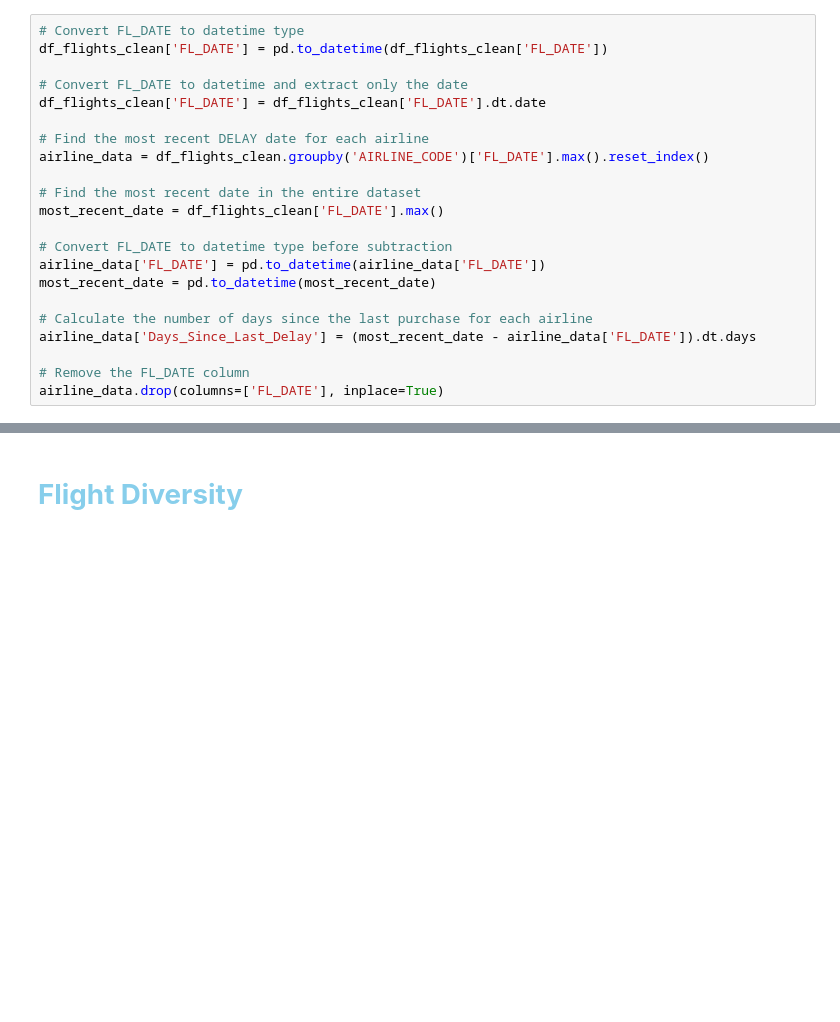
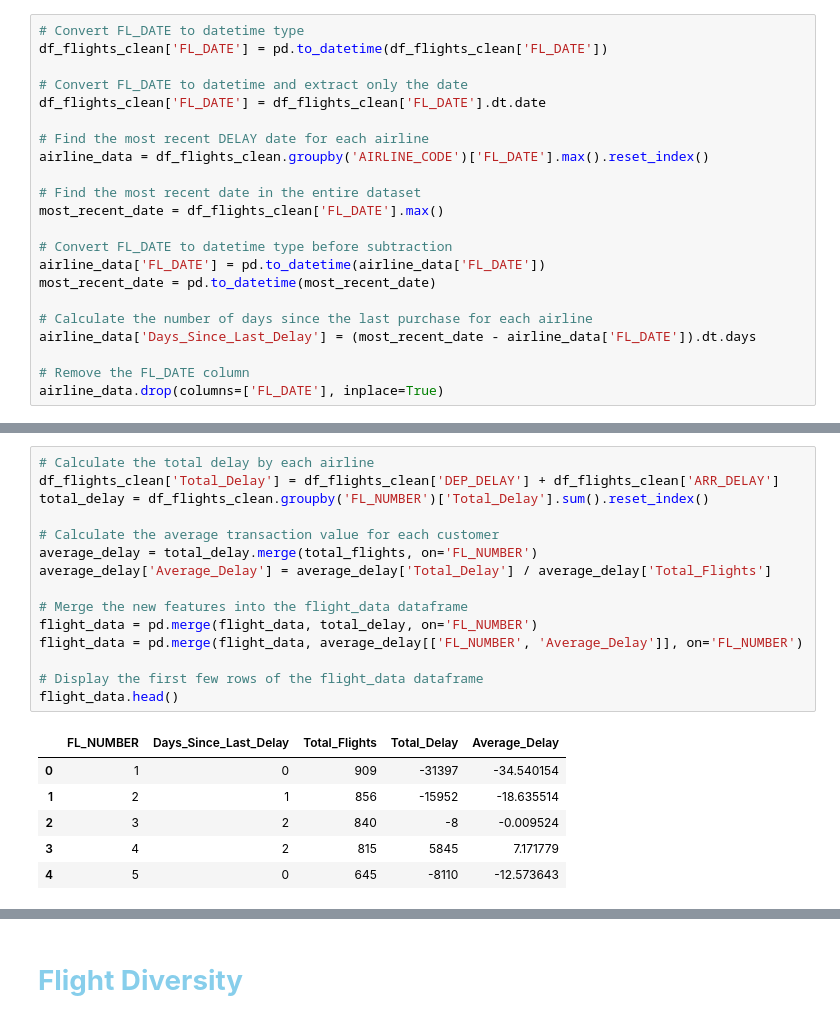
Before and after one commit to BrunoAfonso18/sdw, a Jupyter notebook: flights.ipynb, the cells around one changed output, grey strips where cells are left out. Cells and saved outputs as stored; diff of their text form; blank space fills up the shorter version.

```diff
--- a/flights.ipynb
+++ b/flights.ipynb
@@ -179,0 +327,22 @@ airline_data.head()
+# %%
+# Calculate the total delay by each airline
+df_flights_clean['Total_Delay'] = df_flights_clean['DEP_DELAY'] + df_flights_clean['ARR_DELAY']
+total_delay = df_flights_clean.groupby('FL_NUMBER')['Total_Delay'].sum().reset_index()
+
+# Calculate the average transaction value for each customer
+average_delay = total_delay.merge(total_flights, on='FL_NUMBER')
+average_delay['Average_Delay'] = average_delay['Total_Delay'] / average_delay['Total_Flights']
+
+# Merge the new features into the flight_data dataframe
+flight_data = pd.merge(flight_data, total_delay, on='FL_NUMBER')
+flight_data = pd.merge(flight_data, average_delay[['FL_NUMBER', 'Average_Delay']], on='FL_NUMBER')
+
+# Display the first few rows of the flight_data dataframe
+flight_data.head()
+# %% [output]
+|  | FL_NUMBER | Days_Since_Last_Delay | Total_Flights | Total_Delay | Average_Delay |
+| 0 | 1 | 0 | 909 | -31397 | -34.540154 |
+| 1 | 2 | 1 | 856 | -15952 | -18.635514 |
+| 2 | 3 | 2 | 840 | -8 | -0.009524 |
+| 3 | 4 | 2 | 815 | 5845 | 7.171779 |
+| 4 | 5 | 0 | 645 | -8110 | -12.573643 |
```
Also changed, not shown: parts of 26 cells of this notebook.
